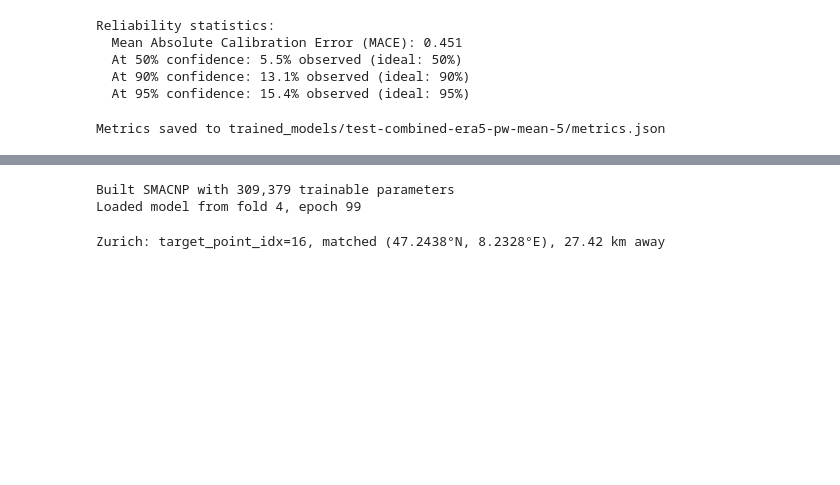
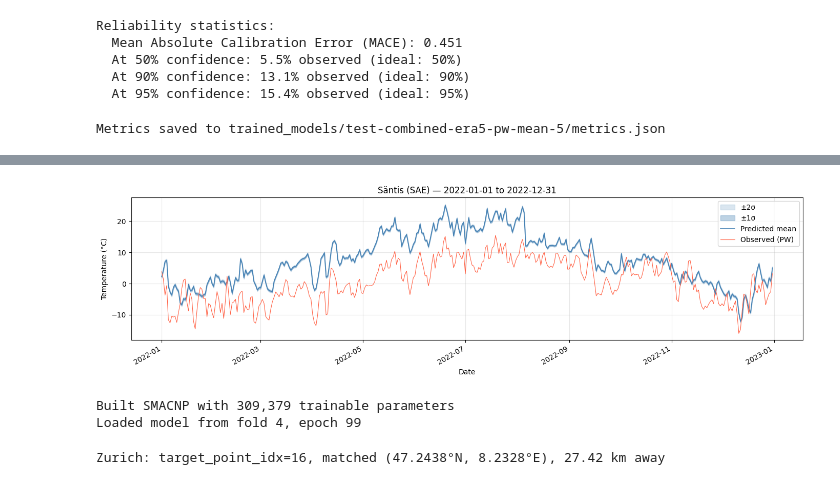
Before and after one commit to adrienpaolini/convNPClimate, a Jupyter notebook: predictions_combined_PWstations.ipynb, the cells around one changed output, grey strips where cells are left out. Drawn from its saved outputs; the diff is of its cells as text; code cells hidden in the pictures; blank space fills up the shorter version.

Commit message:
Addition of plot prediction vs observed during date range

```diff
--- a/predictions_combined_PWstations.ipynb
+++ b/predictions_combined_PWstations.ipynb
@@ -647,3 +681,52 @@ Metrics saved to trained_models/test-combined-era5-pw-mean-5/metrics.json
+# %%
+# ── Time-series plot: predicted vs observed for a single station ────────────
+STATION_CODE  = 'SAE'
+DATE_START    = '2022-01-01'
+DATE_END      = '2022-12-31'
+
+# Locate the station index among test stations
+station_idx = list(test_stations).index(STATION_CODE)
+station_name = stations_meta.loc[STATION_CODE, 'station_name']
+
+# Filter to the requested date window (combined_dates may be non-contiguous across folds)
+dates_arr = pd.DatetimeIndex(combined_dates)
+mask = (dates_arr >= DATE_START) & (dates_arr <= DATE_END)
+dates_plot  = dates_arr[mask]
+preds_plot  = all_preds[mask, station_idx]
+sigma_plot  = sigma_degC[mask, station_idx]
+truths_plot = all_truths[mask, station_idx]
+
+fig, ax = plt.subplots(figsize=(14, 4))
+
+# Uncertainty band: mean ± 2σ
+ax.fill_between(
+    dates_plot,
+    preds_plot - 2 * sigma_plot,
+    preds_plot + 2 * sigma_plot,
+    alpha=0.2, color='steelblue', label='±2σ',
+)
+ax.fill_between(
+    dates_plot,
+    preds_plot - sigma_plot,
+    preds_plot + sigma_plot,
+    alpha=0.35, color='steelblue', label='±1σ',
+)
+
+# Predicted mean and observations
+ax.plot(dates_plot, preds_plot, color='steelblue', linewidth=1.2, label='Predicted mean')
+ax.plot(dates_plot, truths_plot, color='tomato', linewidth=0.8, label='Observed (PW)')
+
+
+ax.set_xlabel('Date')
+ax.set_ylabel('Temperature (°C)')
+ax.set_title(f'{station_name} ({STATION_CODE}) — {DATE_START} to {DATE_END}')
+ax.legend(loc='upper right')
+ax.grid(True, alpha=0.3)
+fig.autofmt_xdate()
+plt.tight_layout()
+plt.show()
+# %% [output]
+[figure, added]
 # %%
 # Load one fold's model without running the full prediction loop
 grid_shape = (240, 370)
```
Also changed, not shown: parts of 1 cell of this notebook.
